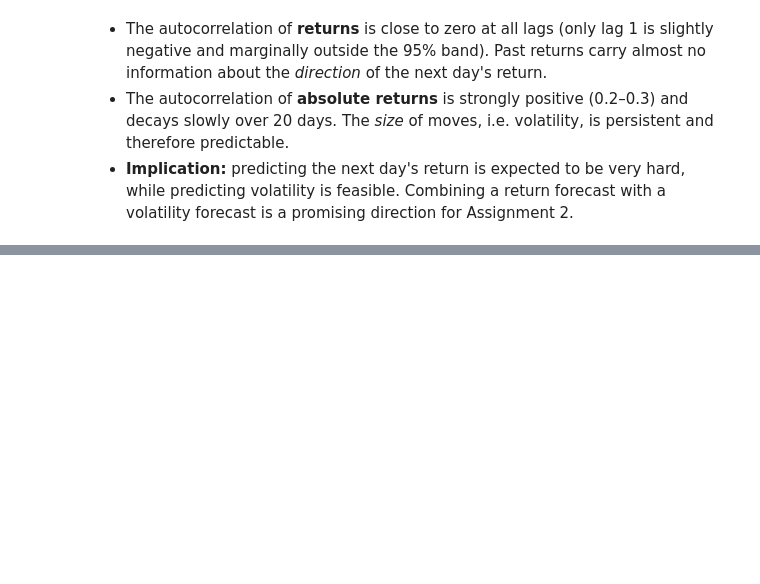
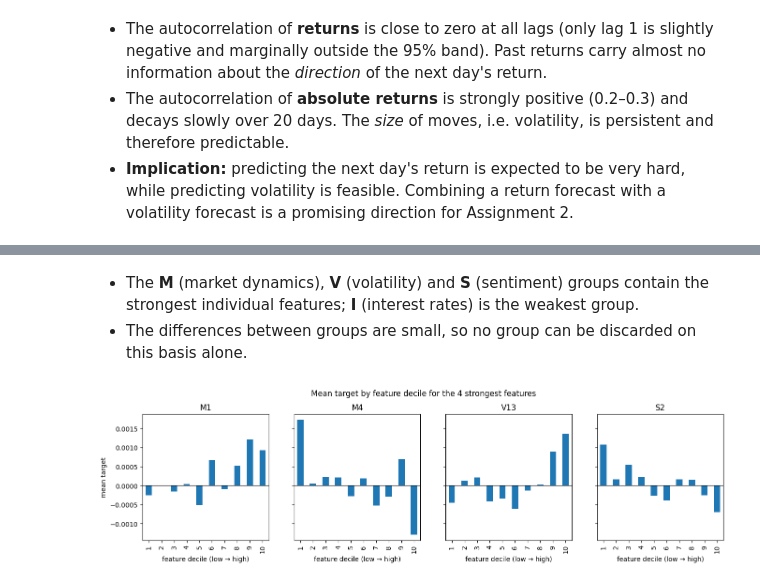
Before and after one commit to ceng313-2026/GROUP59_CENG313, a Jupyter notebook: assignment1_eda_baseline.ipynb, the cells around one changed output, grey strips where cells are left out. Saved outputs shown, nothing was run; the diff lists cells and outputs as text; code cells hidden in the pictures; blank space fills up the shorter version.

```diff
--- a/assignment1_eda_baseline.ipynb
+++ b/assignment1_eda_baseline.ipynb
@@ -235,0 +304,18 @@ plt.show()
+# %% [markdown]
+- The **M** (market dynamics), **V** (volatility) and **S** (sentiment) groups contain the strongest individual features; **I** (interest rates) is the weakest group.
+- The differences between groups are small, so no group can be discarded on this basis alone.
+# %%
+top4 = corr.sort_values("abs_spearman", ascending=False).index[:4]
+
+fig, axes = plt.subplots(1, 4, figsize=(16, 3.5), sharey=True)
+for ax, f in zip(axes, top4):
+    deciles = pd.qcut(df[f].rank(method="first"), 10, labels=range(1, 11))
+    df.groupby(deciles, observed=True)[TARGET].mean().plot.bar(ax=ax)
+    ax.axhline(0, color="black", lw=0.8)
+    ax.set_title(f)
+    ax.set_xlabel("feature decile (low → high)")
+axes[0].set_ylabel("mean target")
+plt.suptitle("Mean target by feature decile for the 4 strongest features", y=1.03)
+plt.show()
+# %% [output]
+[figure, added]
```
Also changed, not shown: parts of 10 cells of this notebook.
